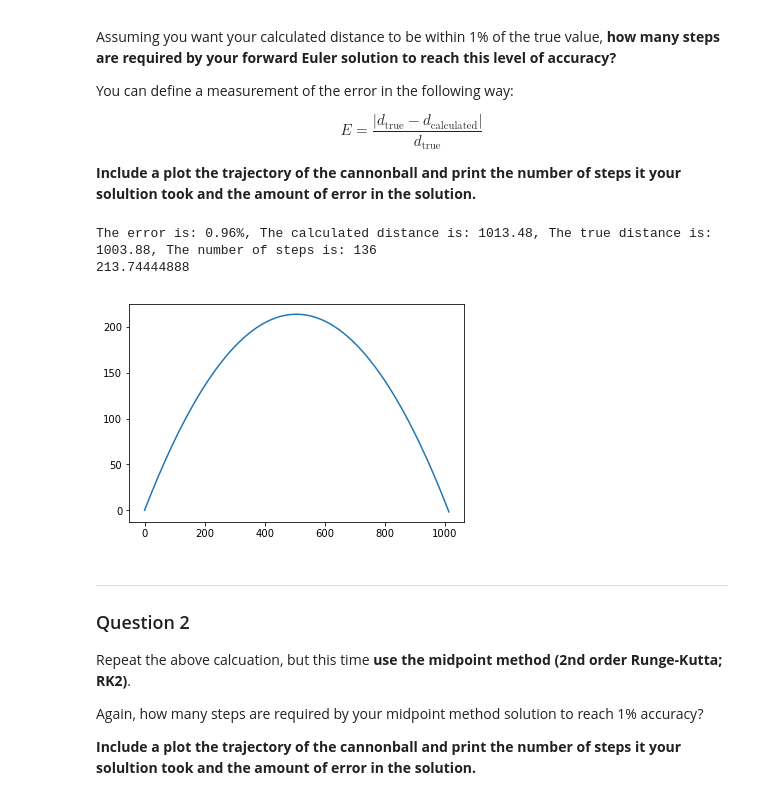
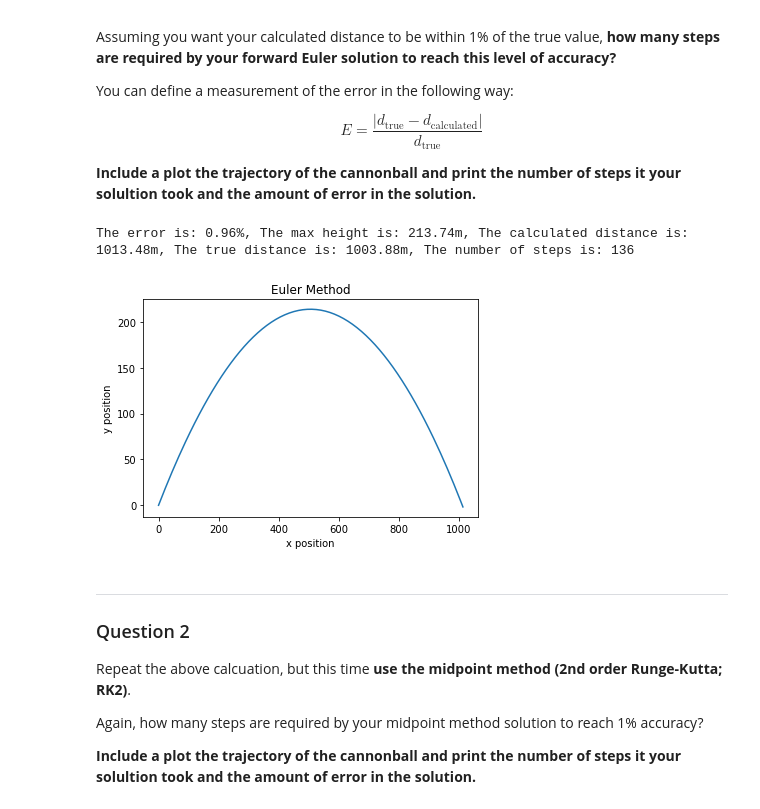
Before and after one commit to Anthonybommarito/cmsehw_02, a Jupyter notebook: HW-02_NumericalSolutionToCannonballTrajectory_JS.ipynb, the cells around one changed output. Cells and saved outputs as stored; diff of their text form; code cells hidden in the pictures.

```diff
--- a/HW-02_NumericalSolutionToCannonballTrajectory_JS.ipynb
+++ b/HW-02_NumericalSolutionToCannonballTrajectory_JS.ipynb
@@ -126,44 +126,45 @@ def fEuler(posx,posy,velx,vely,accelx,accely,dt):
 # %%
 vx0 = v_0*np.cos(angle)
 vy0 = v_0*np.sin(angle)
 x0 = 0
 y0 = 0
 
-x1=[0]
-y1=[0]
-t1=[0]
+x1 = [0]
+y1 = [0]
+t1 = [0]
 vx1 = [vx0]
 vy1 = [vy0]
 
-t=0
-dt=.098
+t = 0
+dt = .098
 
 while y0>=0:
 
     vx,vy,x,y = fEuler(x0,y0,vx0,vy0,0,-g,dt)
 
     vx0,vy0,x0,y0 = vx,vy,x,y
 
     t += dt
 
     x1.append(x0)
     y1.append(y0)
     vx1.append(vx0)
     vy1.append(vy0)
     t1.append(t)
 
 plt.plot(x1,y1)
-y1.index(max(y1))
+plt.title('Euler Method')
+plt.xlabel('x position')
+plt.ylabel('y position')
 
 E = np.abs(d_true - x1[-1])/d_true*100
 
-print('The error is: {0:.2f}%, The calculated distance is: {1:.2f}, The true \
-distance is: {2:.2f}, The number of steps is: {3:}'.format(E,x1[-1],d_true,\
+print('The error is: {0:.2f}%, The max height is: {1:.2f}m, The calculated distance is: {2:.2f}m, The true \
+distance is: {3:.2f}m, The number of steps is: {4:}'.format(E, max(y1),x1[-1],d_true,\
 len(x1)))
 # %% [output]
-The error is: 0.96%, The calculated distance is: 1013.48, The true distance is: 1003.88, The number of steps is: 136
-213.74444888
+The error is: 0.96%, The max height is: 213.74m, The calculated distance is: 1013.48m, The true distance is: 1003.88m, The number of steps is: 136
-[figure, old version]
+[figure, new version]
 # %% [markdown]
 ---
 ### Question 2
```
Also changed, not shown: parts of 7 cells of this notebook.
